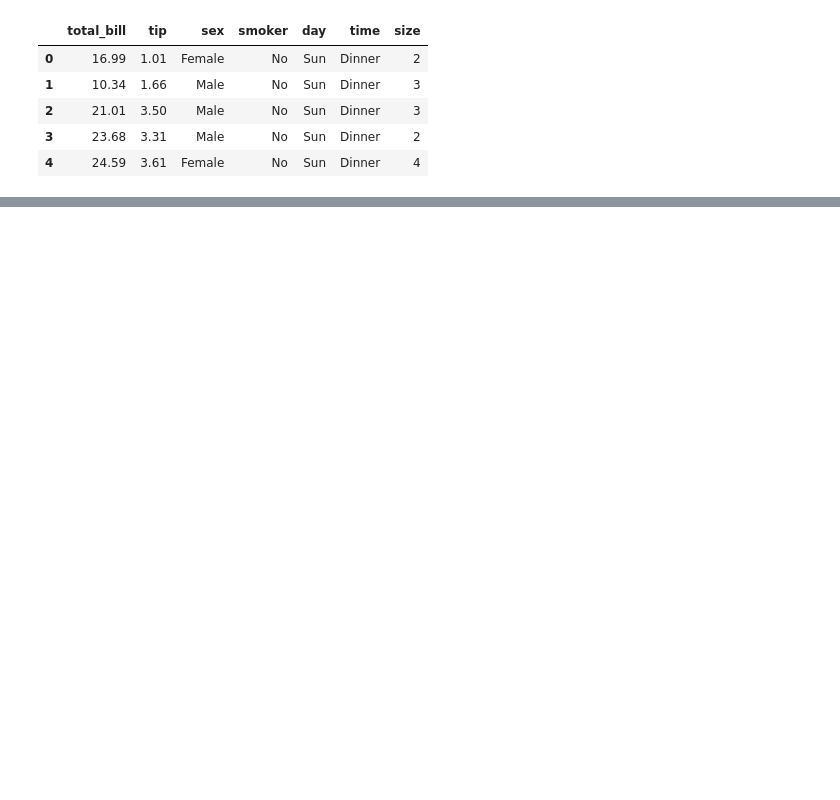
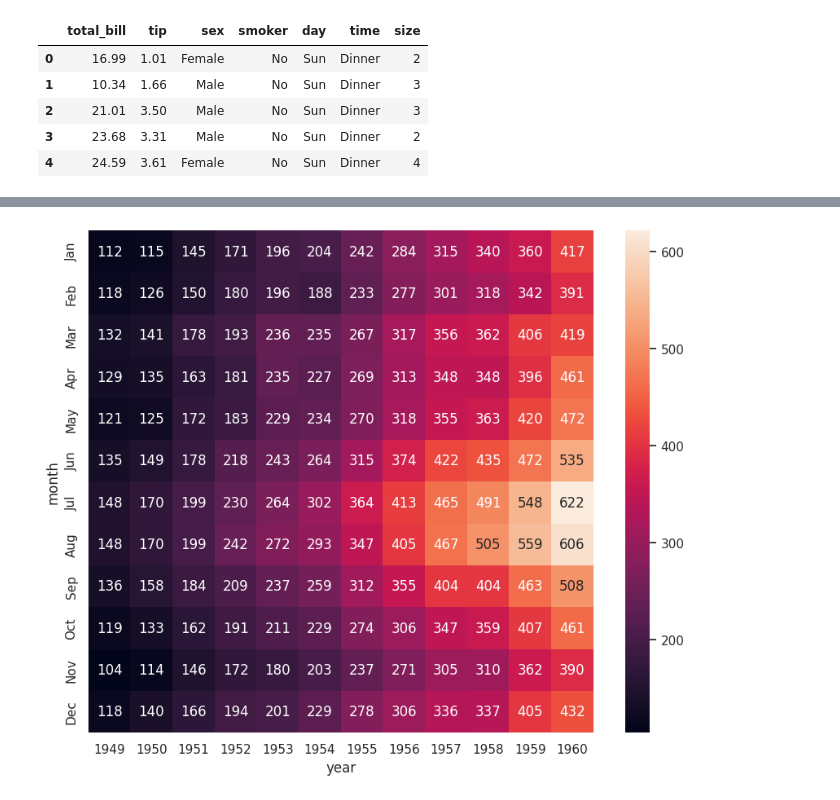
Before and after one commit to mqifjjfwiot/WQ, a Jupyter notebook: 파이썬으로 데이터 주무르기/2_서울시_범죄_현황_분석.ipynb, the cells around one changed output, grey strips where cells are left out. Drawn from its saved outputs; the diff is of its cells as text; code cells hidden in the pictures; blank space fills up the shorter version.

```diff
--- a/파이썬으로 데이터 주무르기/2_서울시_범죄_현황_분석.ipynb
+++ b/파이썬으로 데이터 주무르기/2_서울시_범죄_현황_분석.ipynb
@@ -415,0 +437,4 @@ plt.show()
+# %%
+# 샘플데이터2 - 연/월/탑승자
+flights = sns.load_dataset("flights")
+flights.head()
@@ -415,0 +448,4 @@ plt.show()
+# %%
+# df.pivot(행(index), 열(column), 데이터값)
+flights = flights.pivot("month", "year", "passengers")
+flights.head()
@@ -415,0 +460,7 @@ plt.show()
+# %%
+# annot : 각 셀의 값 표기여부, fmt : 그 값이 어떤 형식인지(d는 정수, '.2f'는 소수 둘째자리까지 등)
+plt.figure(figsize=(10,8))
+sns.heatmap(flights, annot=True, fmt='d')
+plt.show()
+# %% [output]
+[figure, added]
```
Also changed, not shown: parts of 35 cells of this notebook.
